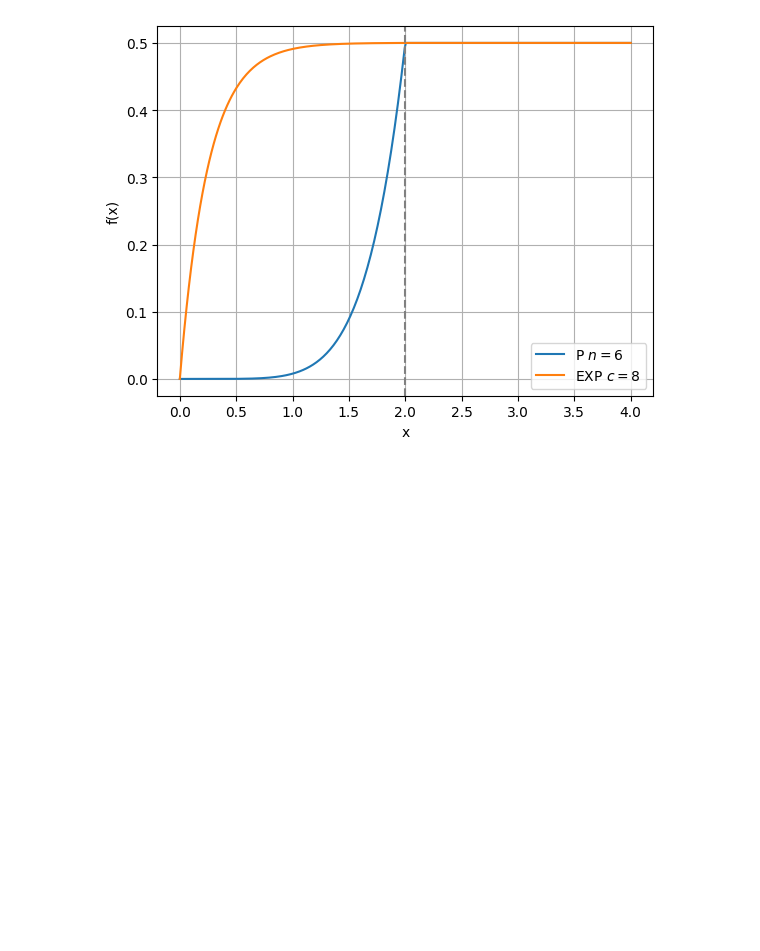
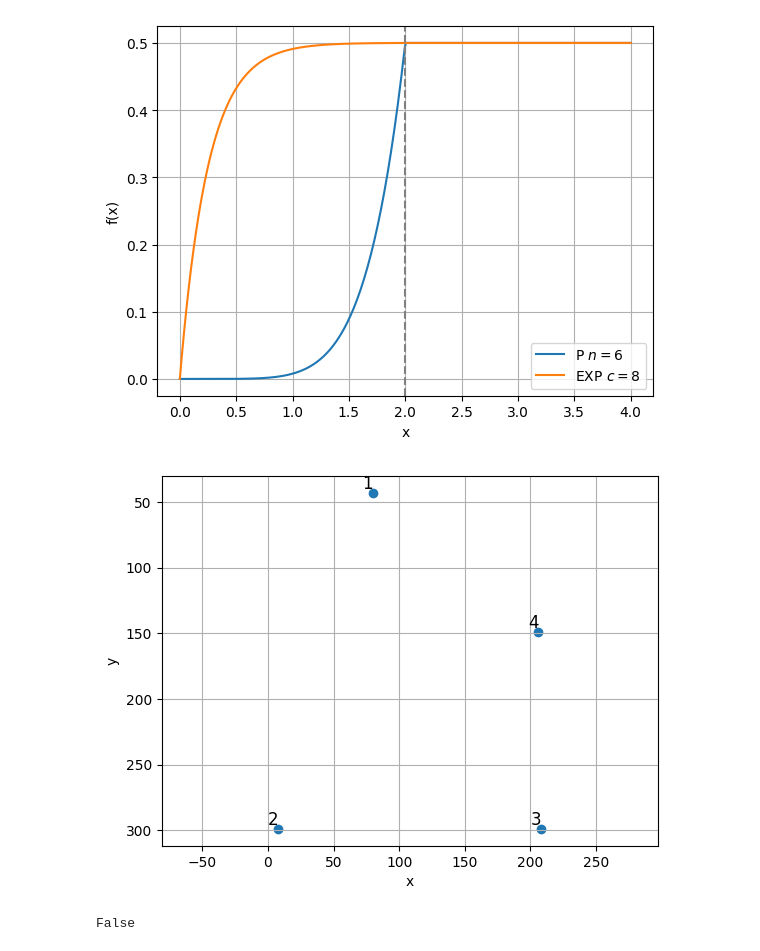
Before and after one commit to MATH-286-Pro/EPFL-MICRO-502-Aerial-Robotics, a Jupyter notebook: test.ipynb, the cells around one changed output. Cells and saved outputs as stored; diff of their text form; code cells hidden in the pictures; blank space fills up the shorter version.

```diff
--- a/test.ipynb
+++ b/test.ipynb
@@ -200,3 +200,62 @@ plt.grid(True)
 plt.show()
 # %% [output]
 [figure]
+# %%
+import numpy as np
+
+def sort_quad_points(pts):
+    """
+    输入：
+        pts: numpy 数组，形状 (4,2)，每行是一个 (x,y) 坐标
+    返回：
+        按 [左上, 左下, 右下, 右上] 排序后的点，形状 (4,2)
+    """
+    # 1. 按 x 坐标升序，分成左右两组
+    pts_sorted = pts[np.argsort(pts[:, 0])]
+    left  = pts_sorted[:2]   # x 最小的两个
+    right = pts_sorted[2:]   # x 最大的两个
+
+    # 2. 左组按 y 升序：上<下；右组同理
+    left  = left[np.argsort(left[:, 1])]
+    right = right[np.argsort(right[:, 1])]
+
+    tl, bl = left    # top-left, bottom-left
+    tr, br = right   # top-right, bottom-right
+
+    return np.array([tl, bl, br, tr], dtype=pts.dtype)
+
+def plot_quad_points(pts, sorted_pts=None):
+    """
+    输入：
+        pts: 原始点数组，形状 (4,2)
+        sorted_pts: 已排序点（可选），若不传则内部调用 sort_quad_points
+    """
+    if sorted_pts is None:
+        sorted_pts = sort_quad_points(pts)
+
+    plt.figure()
+    plt.scatter(sorted_pts[:, 0], sorted_pts[:, 1])
+    for i, (x, y) in enumerate(sorted_pts, start=1):
+        plt.text(x, y, str(i), fontsize=12, ha='right', va='bottom')
+    plt.gca().invert_yaxis()  # 图像坐标系
+    plt.xlabel('x')
+    plt.ylabel('y')
+    # plt.title('排序后四边形顶点及序号')
+    plt.axis('equal')
+    plt.grid(True)
+    plt.show()
+
+# 使用示例
+pts = np.array([[80, 43],
+                [8, 299],
+                [208, 299],
+                [206, 149]])
+plot_quad_points(pts)
+# %% [output]
+[figure, added]
+# %%
+a = np.nan
+
+a == np.nan
+# %% [output]
+False
```
Also changed, not shown: parts of 1 cell of this notebook, 4 other files.
